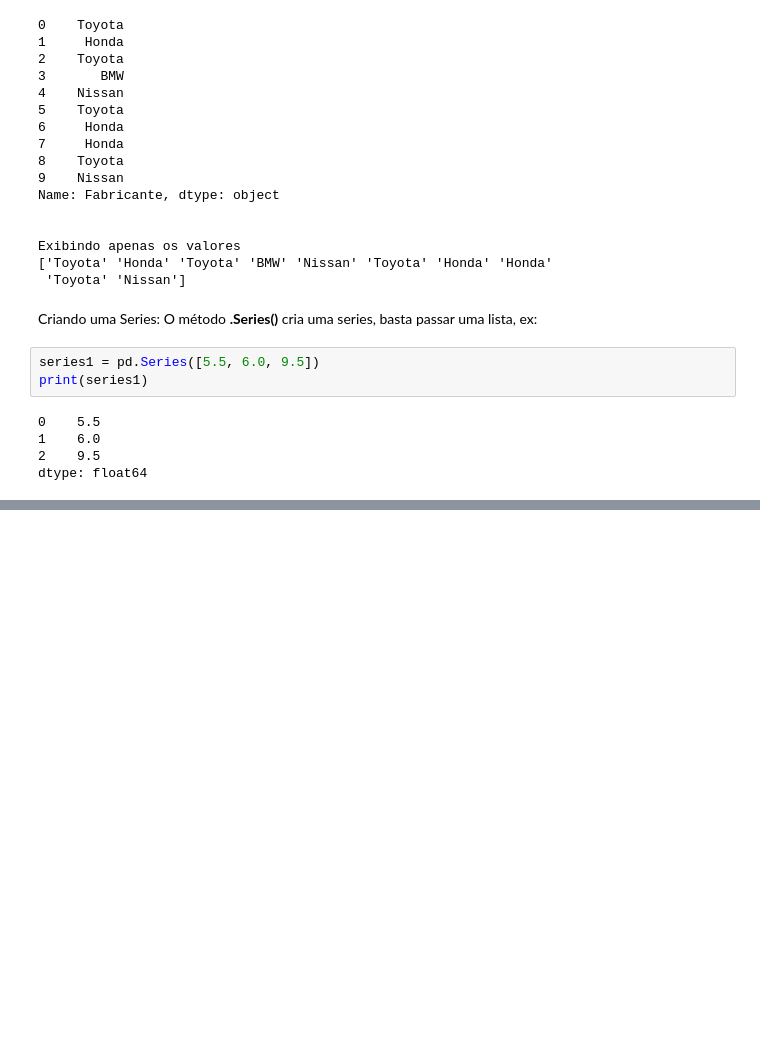
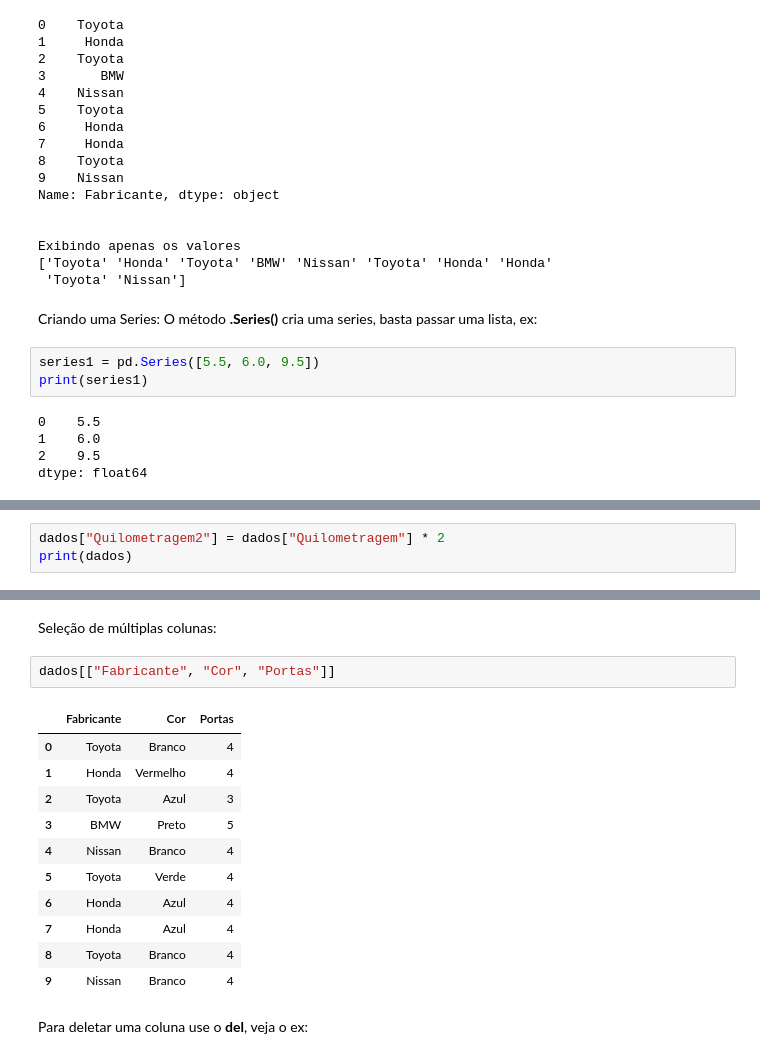
Before and after one commit to ricardoriverac/youxlab-treino-git, a Jupyter notebook: curso-dados/data.ipynb, the cells around one changed output, grey strips where cells are left out. Drawn from its saved outputs; the diff is of its cells as text; blank space fills up the shorter version.

```diff
--- a/curso-dados/data.ipynb
+++ b/curso-dados/data.ipynb
@@ -261,0 +324,3 @@ dtype: float64
+# %%
+dados["Quilometragem2"] = dados["Quilometragem"] * 2
+print(dados)
@@ -261,0 +462,18 @@ dtype: float64
+# %% [markdown]
+Seleção de múltiplas colunas:
+# %%
+dados[["Fabricante", "Cor", "Portas"]]
+# %% [output]
+|  | Fabricante | Cor | Portas |
+| 0 | Toyota | Branco | 4 |
+| 1 | Honda | Vermelho | 4 |
+| 2 | Toyota | Azul | 3 |
+| 3 | BMW | Preto | 5 |
+| 4 | Nissan | Branco | 4 |
+| 5 | Toyota | Verde | 4 |
+| 6 | Honda | Azul | 4 |
+| 7 | Honda | Azul | 4 |
+| 8 | Toyota | Branco | 4 |
+| 9 | Nissan | Branco | 4 |
+# %% [markdown]
+Para deletar uma coluna use o **del**, veja o ex:
```
Also changed, not shown: parts of 43 cells of this notebook, 1 other file.
